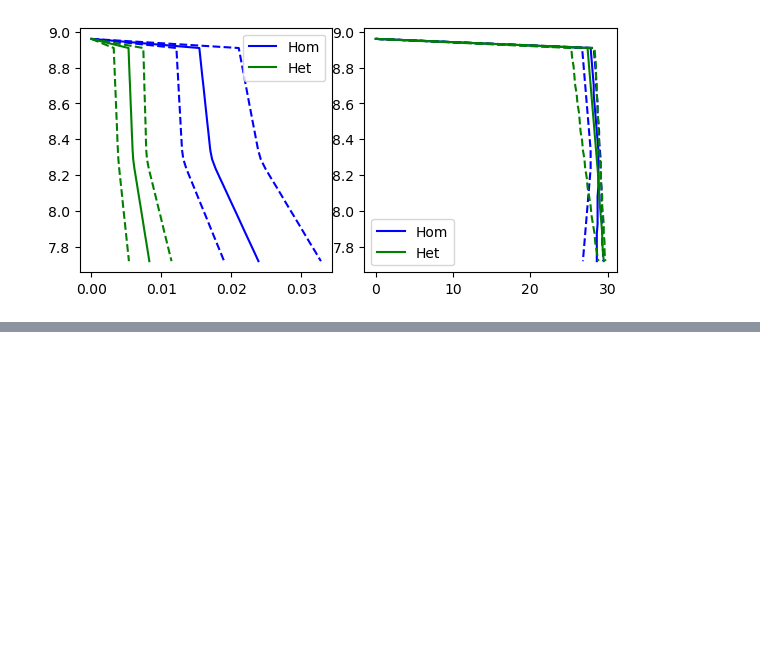
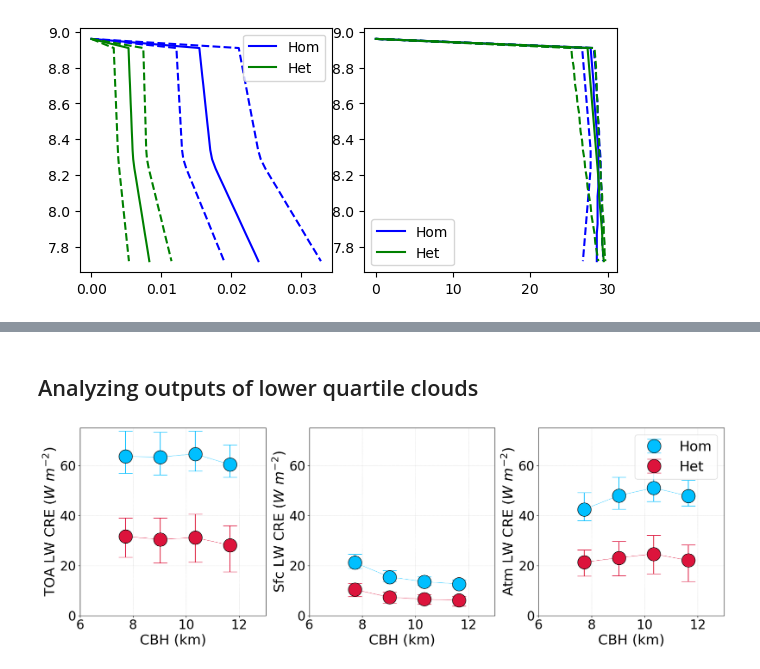
Before and after one commit to e-erfani/Radiative_Transfer_Model, a Jupyter notebook: RTM_calipso_Midlat_NH_land_for_Gwen_Github.ipynb, the cells around one changed output, grey strips where cells are left out. Drawn from its saved outputs; the diff is of its cells as text; code cells hidden in the pictures; blank space fills up the shorter version.

```diff
--- a/RTM_calipso_Midlat_NH_land_for_Gwen_Github.ipynb
+++ b/RTM_calipso_Midlat_NH_land_for_Gwen_Github.ipynb
@@ -1094,0 +1177,2 @@ CBH = np.array(CBH)
+# %% [markdown]
+## Analyzing outputs of lower quartile clouds
@@ -1094,0 +1201,77 @@ CBH = np.array(CBH)
+# %%
+major_ticks = np.arange(0, 80, 20)
+
+cc = np.arange(1,5)
+if CBH[0] > CBH[-1]:
+    CBH = CBH[::-1]
+
+
+CBH2 = []
+thickness = 1.310
+
+for i in range(len(CBH)):
+    if i == 0:
+        CBH2.append(CBH[0])
+    else:
+        CBH2.append(CBH2[-1] + thickness)
+
+
+#####################
+fig, axis = plt.subplots(1, 3, figsize=(18,6))
+i = 0
+axis[i].errorbar(CBH2, cre_toa_hom, yerr=[cre_toa_hom-cre_toa_hom_lq ,cre_toa_hom_uq-cre_toa_hom], markersize=25, \
+                        color='deepskyblue', markeredgecolor='k', fmt='o', label='Hom', capsize=13)
+axis[i].errorbar(CBH2, cre_toa_het, yerr=[cre_toa_het-cre_toa_het_lq ,cre_toa_het_uq-cre_toa_het], markersize=25, \
+                        color='crimson'   , markeredgecolor='k', fmt='o', label='Het', capsize=13)
+axis[i].plot(CBH2, cre_toa_hom, color='deepskyblue', linewidth=.5)
+axis[i].plot(CBH2, cre_toa_het, color='crimson', linewidth=.5)
+axis[i].set_ylabel('TOA LW CRE ($W$ $m^{-2}$)', fontsize=26)
+axis[i].set_xlabel('CBH (km)', fontsize=26)
+# axis[i].axes.get_xaxis().set_ticklabels([])
+axis[i].tick_params(axis='both', which='major', labelsize=24)
+axis[i].grid(linestyle=':', linewidth=.5)
+# axis[i].legend(fontsize=22)
+axis[i].set_ylim([0, 75])
+axis[i].set_xlim([6, 13])
+axis[i].set_yticks(major_ticks)
+
+i = 1
+axis[i].errorbar(CBH2, cre_sfc_hom, yerr=[cre_sfc_hom-cre_sfc_hom_lq ,cre_sfc_hom_uq-cre_sfc_hom], markersize=25, \
+                        color='deepskyblue', markeredgecolor='k', fmt='o', label='Hom', capsize=13)
+axis[i].errorbar(CBH2, cre_sfc_het, yerr=[cre_sfc_het-cre_sfc_het_lq ,cre_sfc_het_uq-cre_sfc_het], markersize=25, \
+                        color='crimson'   , markeredgecolor='k', fmt='o', label='Het', capsize=13)
+axis[i].plot(CBH2, cre_sfc_hom, color='deepskyblue', linewidth=.5)
+axis[i].plot(CBH2, cre_sfc_het, color='crimson', linewidth=.5)
+axis[i].set_ylabel('Sfc LW CRE ($W$ $m^{-2}$)', fontsize=26)
+axis[i].set_xlabel('CBH (km)', fontsize=26)
+# axis[i].axes.get_xaxis().set_ticklabels([])
+axis[i].tick_params(axis='both', which='major', labelsize=24)
+axis[i].grid(linestyle=':', linewidth=.5)
+# axis[i].legend(fontsize=22)
+axis[i].set_ylim([0, 75])
+axis[i].set_xlim([6, 13])
+axis[i].set_yticks(major_ticks)
+
+i = 2
+axis[i].errorbar(CBH2, cre_atm_hom, yerr=[cre_atm_hom-cre_atm_hom_lq ,cre_atm_hom_uq-cre_atm_hom], markersize=25, \
+                        color='deepskyblue', markeredgecolor='k', fmt='o', label='Hom', capsize=13)
+axis[i].errorbar(CBH2, cre_atm_het, yerr=[cre_atm_het-cre_atm_het_lq ,cre_atm_het_uq-cre_atm_het], markersize=25, \
+                        color='crimson'   , markeredgecolor='k', fmt='o', label='Het', capsize=13)
+axis[i].plot(CBH2, cre_atm_hom, color='deepskyblue', linewidth=.5)
+axis[i].plot(CBH2, cre_atm_het, color='crimson', linewidth=.5)
+axis[i].set_ylabel('Atm LW CRE ($W$ $m^{-2}$)', fontsize=26)
+axis[i].set_xlabel('CBH (km)', fontsize=26)
+# axis[i].axes.get_xaxis().set_ticklabels([])
+axis[i].tick_params(axis='both', which='major', labelsize=24)
+axis[i].grid(linestyle=':', linewidth=.5)
+axis[i].legend(fontsize=26)
+axis[i].set_ylim([0, 75])
+axis[i].set_xlim([6, 13])
+axis[i].set_yticks(major_ticks)
+# axis[i].set_yticklabels([0, '', 20, '', 40, '', 60])
+
+
+plt.tight_layout(w_pad=1)
+plt.show()
+# %% [output]
+[figure, added]
```
Also changed, not shown: parts of 7 cells of this notebook.
